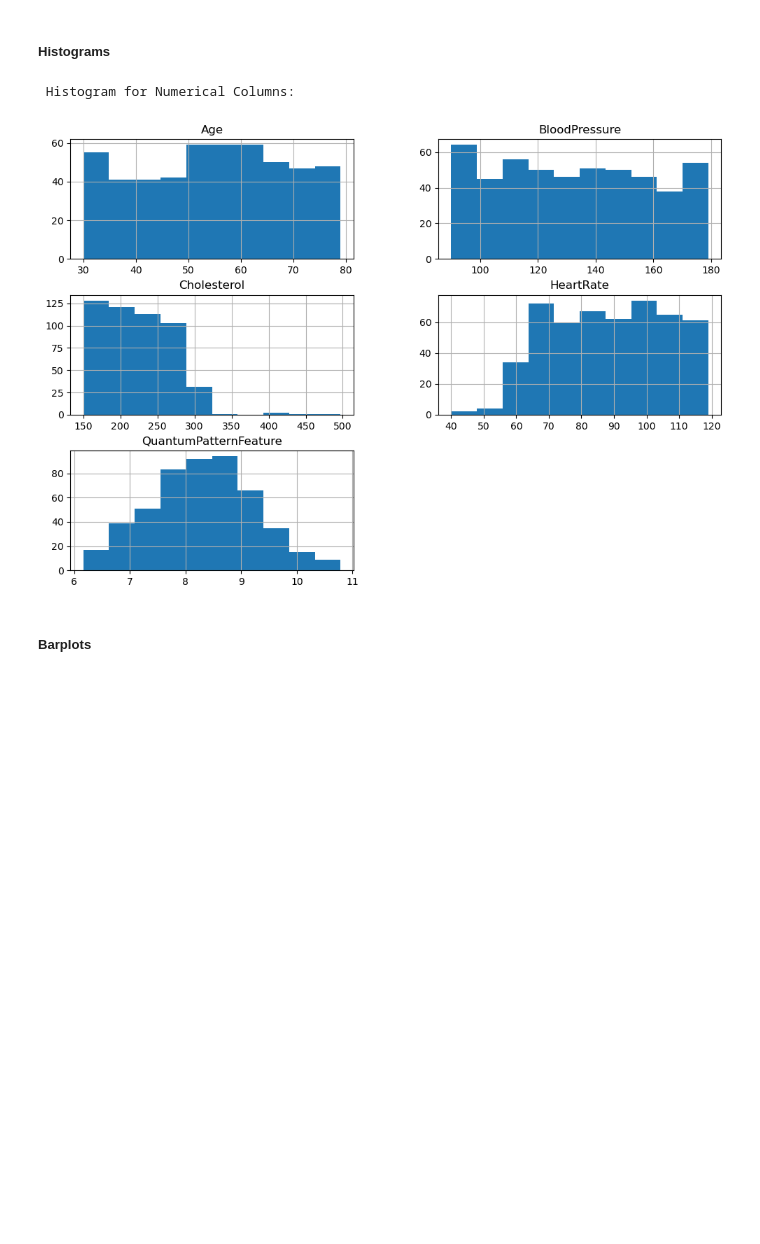
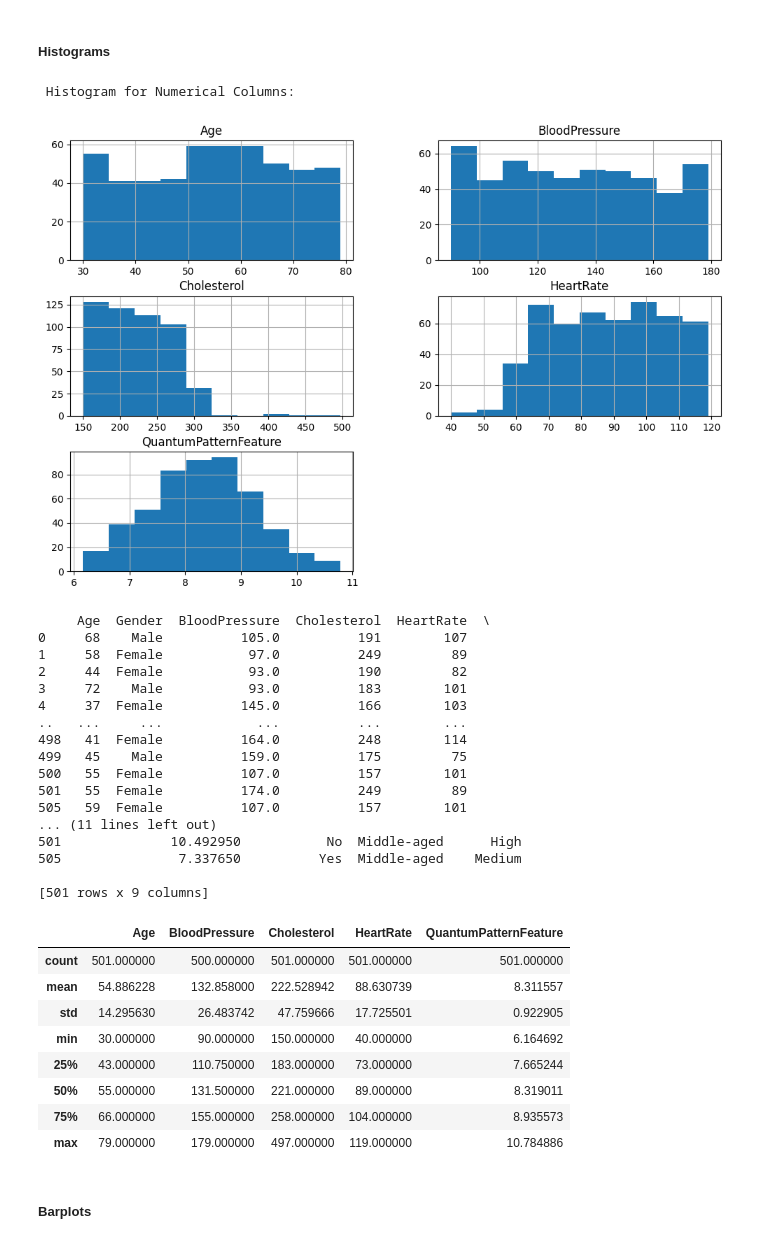
Before and after one commit to pavi550/HeartPrediction, a Jupyter notebook: EDA_Project_Team11.ipynb, the cells around one changed output. Saved outputs shown, nothing was run; the diff lists cells and outputs as text; code cells hidden in the pictures; blank space fills up the shorter version.

```diff
--- a/EDA_Project_Team11.ipynb
+++ b/EDA_Project_Team11.ipynb
@@ -275,11 +275,7 @@ Yes           0.613721
 # %% [markdown]
 #### Categorizing Age into bins using a 'Lambda Function'
 # %%
-df1["Age_Group"] = df1["Age"].apply(lambda x:
-    "Young" if x < 40 else
-    "Middle-aged" if 40 <= x < 60 else
-    "Senior"
-)
+df1["Age_Group"] = df1["Age"].apply(lambda x:"Young" if x < 40 else "Middle-aged" if 40 <= x < 60 else   "Senior" )
 
 # Display the first 5 rows with the new Age_Group column
 df1[["Age", "Age_Group"]].head()
@@ -313,10 +309,38 @@ df1[["QuantumPatternFeature", "QPF_Level"]].head()
 # %%
 print("\n Histogram for Numerical Columns:")
 df1.hist(figsize=(12,8))
 plt.show()
+print(df1)
+df1.describe()
 # %% [output]
  Histogram for Numerical Columns:
-[figure, old version]
+[figure, new version]
+     Age  Gender  BloodPressure  Cholesterol  HeartRate  \
+0     68    Male          105.0          191        107
+1     58  Female           97.0          249         89
+2     44  Female           93.0          190         82
+3     72    Male           93.0          183        101
+4     37  Female          145.0          166        103
+..   ...     ...            ...          ...        ...
+498   41  Female          164.0          248        114
+499   45    Male          159.0          175         75
+500   55  Female          107.0          157        101
+501   55  Female          174.0          249         89
+505   59  Female          107.0          157        101
+... (11 lines left out)
+501              10.492950           No  Middle-aged      High
+505               7.337650          Yes  Middle-aged    Medium
+
+[501 rows x 9 columns]
+|  | Age | BloodPressure | Cholesterol | HeartRate | QuantumPatternFeature |
+| count | 501.000000 | 500.000000 | 501.000000 | 501.000000 | 501.000000 |
+| mean | 54.886228 | 132.858000 | 222.528942 | 88.630739 | 8.311557 |
+| std | 14.295630 | 26.483742 | 47.759666 | 17.725501 | 0.922905 |
+| min | 30.000000 | 90.000000 | 150.000000 | 40.000000 | 6.164692 |
+| 25% | 43.000000 | 110.750000 | 183.000000 | 73.000000 | 7.665244 |
+| 50% | 55.000000 | 131.500000 | 221.000000 | 89.000000 | 8.319011 |
+| 75% | 66.000000 | 155.000000 | 258.000000 | 104.000000 | 8.935573 |
+| max | 79.000000 | 179.000000 | 497.000000 | 119.000000 | 10.784886 |
 # %% [markdown]
 ##### Barplots
 # %%
```
Also changed, not shown: parts of 5 cells of this notebook, 2 other files.
